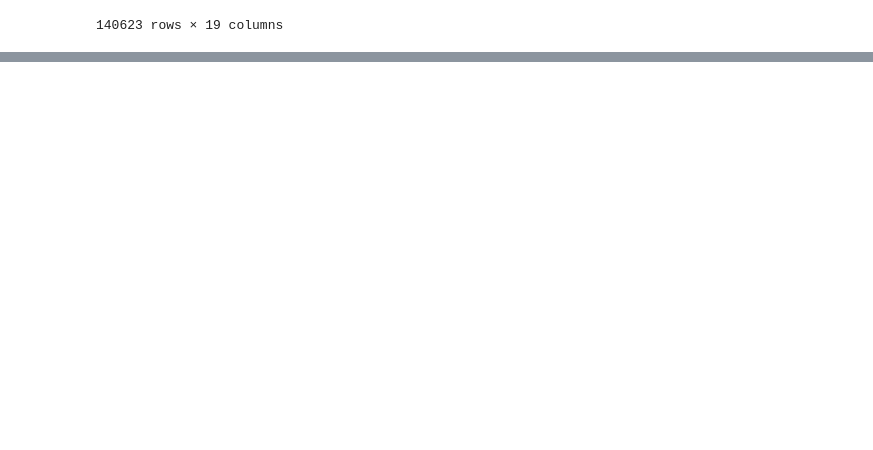
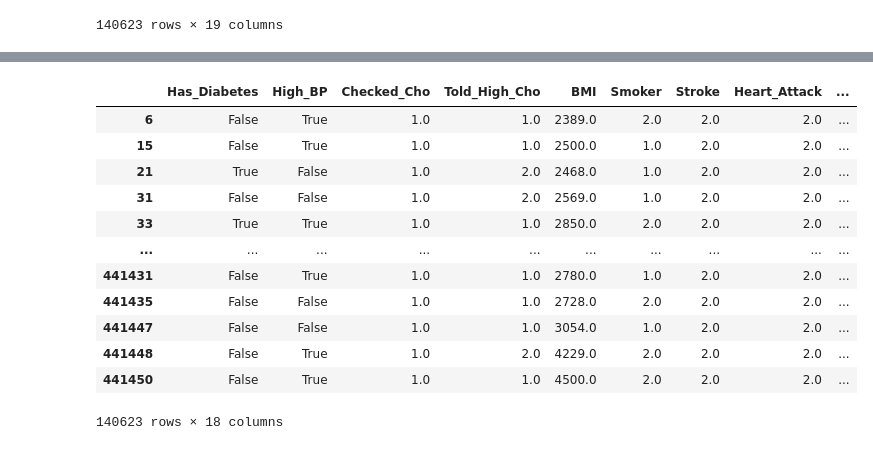
Before and after one commit to eddiephelanfortyfive/EPIC3, a Jupyter notebook: DataCleaning.ipynb, the cells around one changed output, grey strips where cells are left out. Drawn from its saved outputs; the diff is of its cells as text; code cells hidden in the pictures; blank space fills up the shorter version.

```diff
--- a/DataCleaning.ipynb
+++ b/DataCleaning.ipynb
@@ -134,0 +195,27 @@ print(filtered_df)#printing dataset
+# %%
+#diabetes 1-2 Y 3,4 N
+#BP 1,2 Y 3,4 N
+def convert_four_option(x):
+    if x>2:
+        return False
+    return True
+columns_to_convert = [diabetes,bp]
+for column in columns_to_convert:
+    filtered_df[column] = filtered_df[column].apply(lambda x: convert_four_option(x) if isinstance(x, float) else x)
+
+
+filtered_df
+# %% [output]
+|  | Has_Diabetes | High_BP | Checked_Cho | Told_High_Cho | BMI | Smoker | Stroke | Heart_Attack | ... |
+| 6 | False | True | 1.0 | 1.0 | 2389.0 | 2.0 | 2.0 | 2.0 | ... |
+| 15 | False | True | 1.0 | 1.0 | 2500.0 | 1.0 | 2.0 | 2.0 | ... |
+| 21 | True | False | 1.0 | 2.0 | 2468.0 | 1.0 | 2.0 | 2.0 | ... |
+| 31 | False | False | 1.0 | 2.0 | 2569.0 | 1.0 | 2.0 | 2.0 | ... |
+| 33 | True | True | 1.0 | 1.0 | 2850.0 | 2.0 | 2.0 | 2.0 | ... |
+| ... | ... | ... | ... | ... | ... | ... | ... | ... | ... |
+| 441431 | False | True | 1.0 | 1.0 | 2780.0 | 1.0 | 2.0 | 2.0 | ... |
+| 441435 | False | False | 1.0 | 1.0 | 2728.0 | 2.0 | 2.0 | 2.0 | ... |
+| 441447 | False | False | 1.0 | 1.0 | 3054.0 | 1.0 | 2.0 | 2.0 | ... |
+| 441448 | False | True | 1.0 | 2.0 | 4229.0 | 2.0 | 2.0 | 2.0 | ... |
+| 441450 | False | True | 1.0 | 1.0 | 4500.0 | 2.0 | 2.0 | 2.0 | ... |
+140623 rows × 18 columns
```
Also changed, not shown: parts of 8 cells of this notebook.
